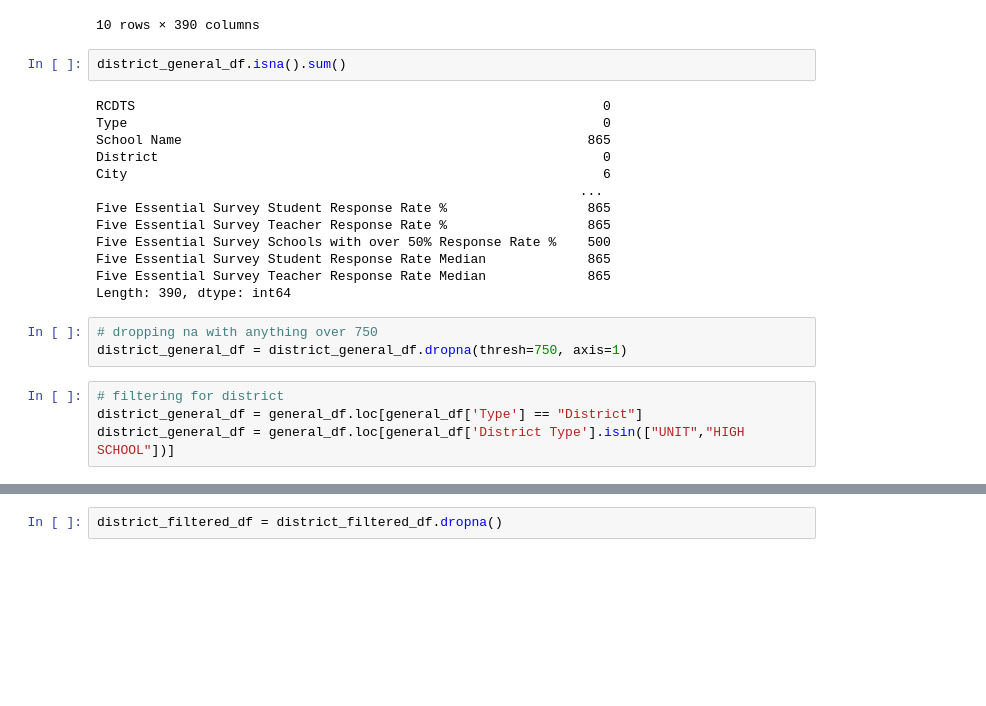
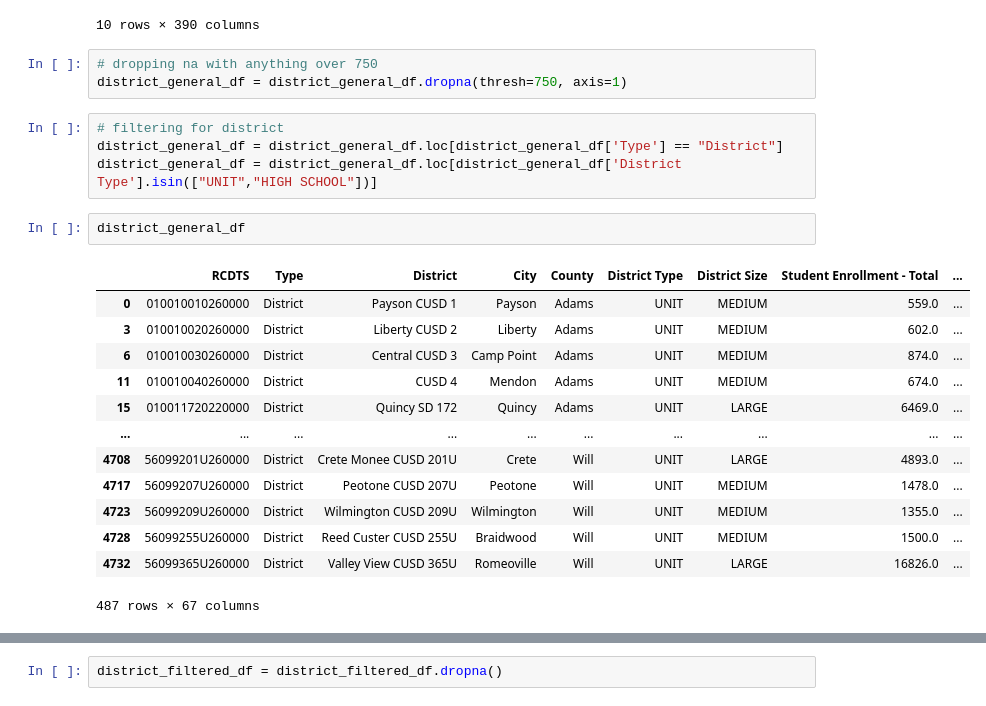
Before and after one commit to morrissey466/Illinois_School_Analysis, a Jupyter notebook: Resources/clean_data.ipynb, the cells around one changed output, grey strips where cells are left out. Drawn from its saved outputs; the diff is of its cells as text; blank space fills up the shorter version.

```diff
--- a/Resources/clean_data.ipynb
+++ b/Resources/clean_data.ipynb
@@ -71,28 +38,29 @@ district_general_df.head(10)
 | 37 | 010092620260000 | District | NaN | A-C Central CUSD 262 | Ashland | Cass | UNIT | SMALL | NaN | ... |
 | 41 | 010690010260000 | District | NaN | Franklin CUSD 1 | Franklin | Morgan | UNIT | SMALL | NaN | ... |
 10 rows × 390 columns
-# %%
-district_general_df.isna().sum()
-# %% [output]
-RCDTS                                                            0
-Type                                                             0
-School Name                                                    865
-District                                                         0
-City                                                             6
-                                                              ...
-Five Essential Survey Student Response Rate %                  865
-Five Essential Survey Teacher Response Rate %                  865
-Five Essential Survey Schools with over 50% Response Rate %    500
-Five Essential Survey Student Response Rate Median             865
-Five Essential Survey Teacher Response Rate Median             865
-Length: 390, dtype: int64
 # %%
 # dropping na with anything over 750
 district_general_df = district_general_df.dropna(thresh=750, axis=1)
 # %%
 # filtering for district
-district_general_df = general_df.loc[general_df['Type'] == "District"]
-district_general_df = general_df.loc[general_df['District Type'].isin(["UNIT","HIGH SCHOOL"])]
+district_general_df = district_general_df.loc[district_general_df['Type'] == "District"]
+district_general_df = district_general_df.loc[district_general_df['District Type'].isin(["UNIT","HIGH SCHOOL"])]
+# %%
+district_general_df
+# %% [output]
+|  | RCDTS | Type | District | City | County | District Type | District Size | Student Enrollment - Total | ... |
+| 0 | 010010010260000 | District | Payson CUSD 1 | Payson | Adams | UNIT | MEDIUM | 559.0 | ... |
+| 3 | 010010020260000 | District | Liberty CUSD 2 | Liberty | Adams | UNIT | MEDIUM | 602.0 | ... |
+| 6 | 010010030260000 | District | Central CUSD 3 | Camp Point | Adams | UNIT | MEDIUM | 874.0 | ... |
+| 11 | 010010040260000 | District | CUSD 4 | Mendon | Adams | UNIT | MEDIUM | 674.0 | ... |
+| 15 | 010011720220000 | District | Quincy SD 172 | Quincy | Adams | UNIT | LARGE | 6469.0 | ... |
+| ... | ... | ... | ... | ... | ... | ... | ... | ... | ... |
+| 4708 | 56099201U260000 | District | Crete Monee CUSD 201U | Crete | Will | UNIT | LARGE | 4893.0 | ... |
+| 4717 | 56099207U260000 | District | Peotone CUSD 207U | Peotone | Will | UNIT | MEDIUM | 1478.0 | ... |
+| 4723 | 56099209U260000 | District | Wilmington CUSD 209U | Wilmington | Will | UNIT | MEDIUM | 1355.0 | ... |
+| 4728 | 56099255U260000 | District | Reed Custer CUSD 255U | Braidwood | Will | UNIT | MEDIUM | 1500.0 | ... |
+| 4732 | 56099365U260000 | District | Valley View CUSD 365U | Romeoville | Will | UNIT | LARGE | 16826.0 | ... |
+487 rows × 67 columns
 # %%
 list(district_general_df.columns)
 # %% [output]
```
Also changed, not shown: parts of 5 cells of this notebook, 1 other file.
